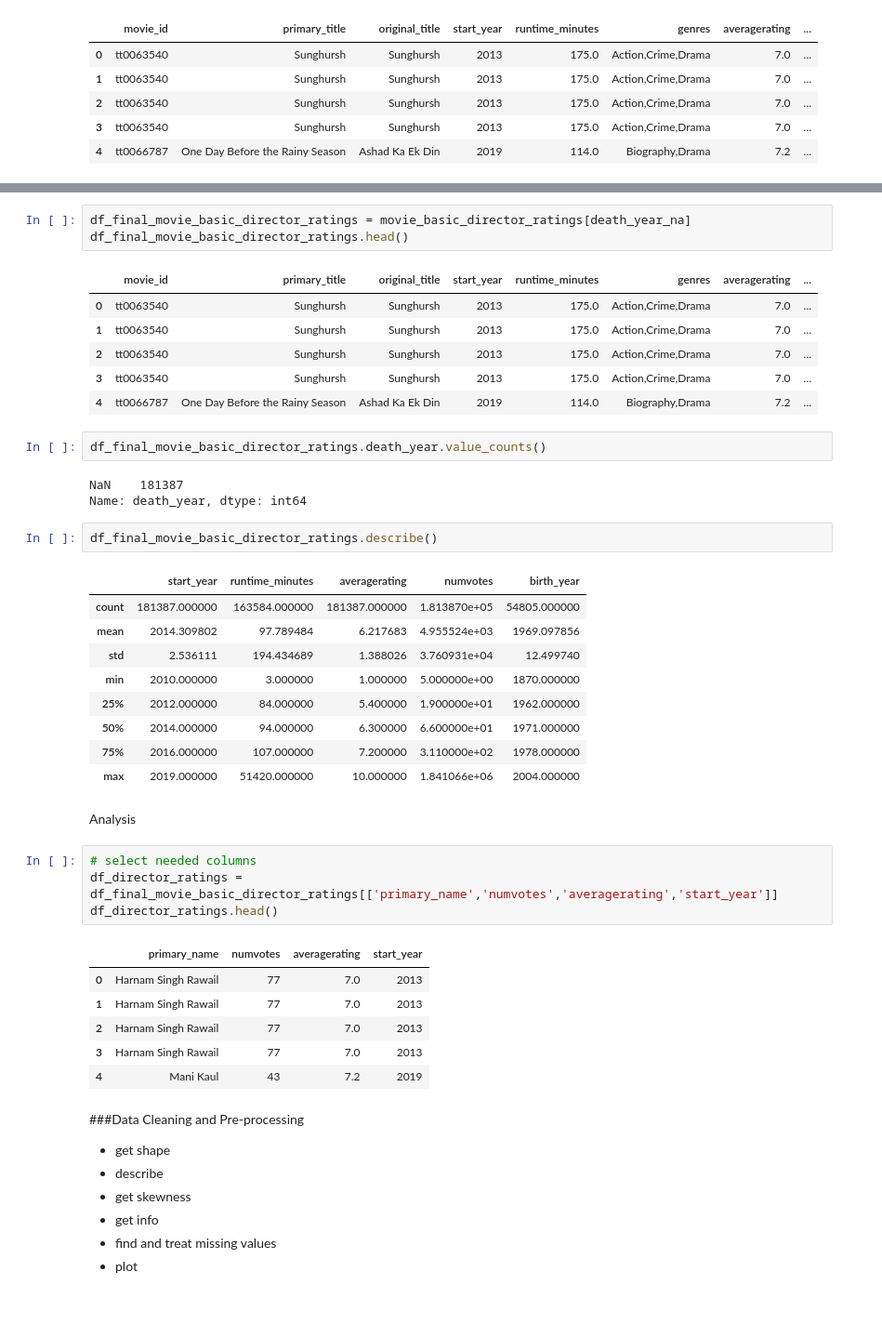
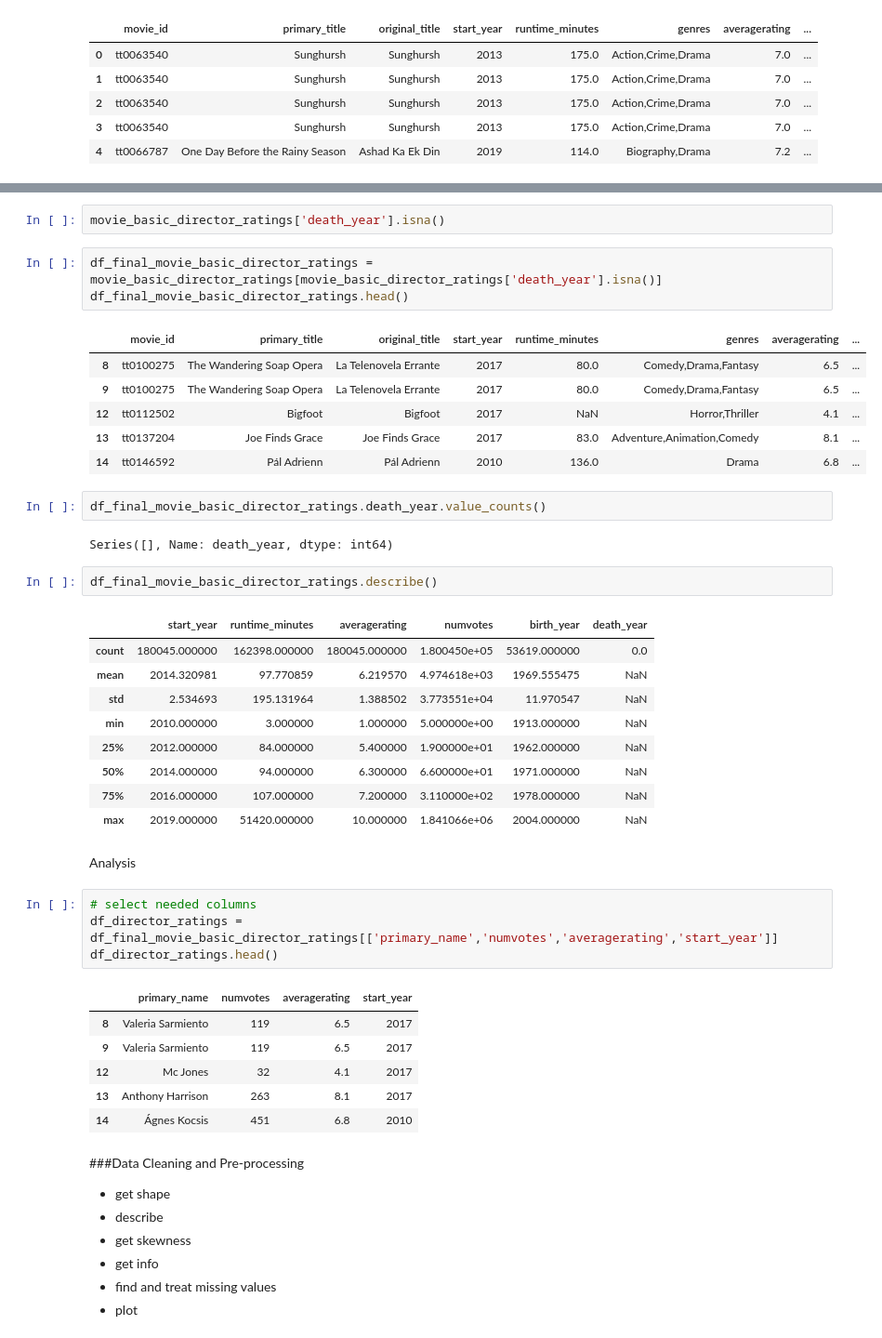
Before and after one commit to olexy/da_ds_ml, a Jupyter notebook: exploratory.ipynb, the cells around one changed output, grey strips where cells are left out. Shown at 93% size. Saved outputs shown, nothing was run; the diff lists cells and outputs as text; blank space fills up the shorter version.

```diff
--- a/exploratory.ipynb
+++ b/exploratory.ipynb
@@ -822,31 +822,32 @@ death_year_na.head()
 Name: death_year, dtype: bool
+# %%
+movie_basic_director_ratings['death_year'].isna()
 # %%
-df_final_movie_basic_director_ratings = movie_basic_director_ratings[death_year_na]
+df_final_movie_basic_director_ratings = movie_basic_director_ratings[movie_basic_director_ratings['death_year'].isna()]
 df_final_movie_basic_director_ratings.head()
 # %% [output]
 |  | movie_id | primary_title | original_title | start_year | runtime_minutes | genres | averagerating | ... |
-| 0 | tt0063540 | Sunghursh | Sunghursh | 2013 | 175.0 | Action,Crime,Drama | 7.0 | ... |
-| 1 | tt0063540 | Sunghursh | Sunghursh | 2013 | 175.0 | Action,Crime,Drama | 7.0 | ... |
-| 2 | tt0063540 | Sunghursh | Sunghursh | 2013 | 175.0 | Action,Crime,Drama | 7.0 | ... |
-| 3 | tt0063540 | Sunghursh | Sunghursh | 2013 | 175.0 | Action,Crime,Drama | 7.0 | ... |
-| 4 | tt0066787 | One Day Before the Rainy Season | Ashad Ka Ek Din | 2019 | 114.0 | Biography,Drama | 7.2 | ... |
+| 8 | tt0100275 | The Wandering Soap Opera | La Telenovela Errante | 2017 | 80.0 | Comedy,Drama,Fantasy | 6.5 | ... |
+| 9 | tt0100275 | The Wandering Soap Opera | La Telenovela Errante | 2017 | 80.0 | Comedy,Drama,Fantasy | 6.5 | ... |
+| 12 | tt0112502 | Bigfoot | Bigfoot | 2017 | NaN | Horror,Thriller | 4.1 | ... |
+| 13 | tt0137204 | Joe Finds Grace | Joe Finds Grace | 2017 | 83.0 | Adventure,Animation,Comedy | 8.1 | ... |
+| 14 | tt0146592 | Pál Adrienn | Pál Adrienn | 2010 | 136.0 | Drama | 6.8 | ... |
 # %%
 df_final_movie_basic_director_ratings.death_year.value_counts()
 # %% [output]
-NaN    181387
-Name: death_year, dtype: int64
+Series([], Name: death_year, dtype: int64)
 # %%
 df_final_movie_basic_director_ratings.describe()
 # %% [output]
-|  | start_year | runtime_minutes | averagerating | numvotes | birth_year |
-| count | 181387.000000 | 163584.000000 | 181387.000000 | 1.813870e+05 | 54805.000000 |
-| mean | 2014.309802 | 97.789484 | 6.217683 | 4.955524e+03 | 1969.097856 |
-| std | 2.536111 | 194.434689 | 1.388026 | 3.760931e+04 | 12.499740 |
-| min | 2010.000000 | 3.000000 | 1.000000 | 5.000000e+00 | 1870.000000 |
-| 25% | 2012.000000 | 84.000000 | 5.400000 | 1.900000e+01 | 1962.000000 |
-| 50% | 2014.000000 | 94.000000 | 6.300000 | 6.600000e+01 | 1971.000000 |
-| 75% | 2016.000000 | 107.000000 | 7.200000 | 3.110000e+02 | 1978.000000 |
-| max | 2019.000000 | 51420.000000 | 10.000000 | 1.841066e+06 | 2004.000000 |
+|  | start_year | runtime_minutes | averagerating | numvotes | birth_year | death_year |
+| count | 180045.000000 | 162398.000000 | 180045.000000 | 1.800450e+05 | 53619.000000 | 0.0 |
+| mean | 2014.320981 | 97.770859 | 6.219570 | 4.974618e+03 | 1969.555475 | NaN |
+| std | 2.534693 | 195.131964 | 1.388502 | 3.773551e+04 | 11.970547 | NaN |
+| min | 2010.000000 | 3.000000 | 1.000000 | 5.000000e+00 | 1913.000000 | NaN |
+| 25% | 2012.000000 | 84.000000 | 5.400000 | 1.900000e+01 | 1962.000000 | NaN |
+| 50% | 2014.000000 | 94.000000 | 6.300000 | 6.600000e+01 | 1971.000000 | NaN |
+| 75% | 2016.000000 | 107.000000 | 7.200000 | 3.110000e+02 | 1978.000000 | NaN |
+| max | 2019.000000 | 51420.000000 | 10.000000 | 1.841066e+06 | 2004.000000 | NaN |
 # %% [markdown]
 Analysis
 # %%
@@ -855,11 +856,11 @@ df_director_ratings = df_final_movie_basic_director_ratings[['primary_name','num
 df_director_ratings.head()
 # %% [output]
 |  | primary_name | numvotes | averagerating | start_year |
-| 0 | Harnam Singh Rawail | 77 | 7.0 | 2013 |
-| 1 | Harnam Singh Rawail | 77 | 7.0 | 2013 |
-| 2 | Harnam Singh Rawail | 77 | 7.0 | 2013 |
-| 3 | Harnam Singh Rawail | 77 | 7.0 | 2013 |
-| 4 | Mani Kaul | 43 | 7.2 | 2019 |
+| 8 | Valeria Sarmiento | 119 | 6.5 | 2017 |
+| 9 | Valeria Sarmiento | 119 | 6.5 | 2017 |
+| 12 | Mc Jones | 32 | 4.1 | 2017 |
+| 13 | Anthony Harrison | 263 | 8.1 | 2017 |
+| 14 | Ágnes Kocsis | 451 | 6.8 | 2010 |
 # %% [markdown]
 ###Data Cleaning and Pre-processing
 *  get shape
```
Also changed, not shown: parts of 8 cells of this notebook.
